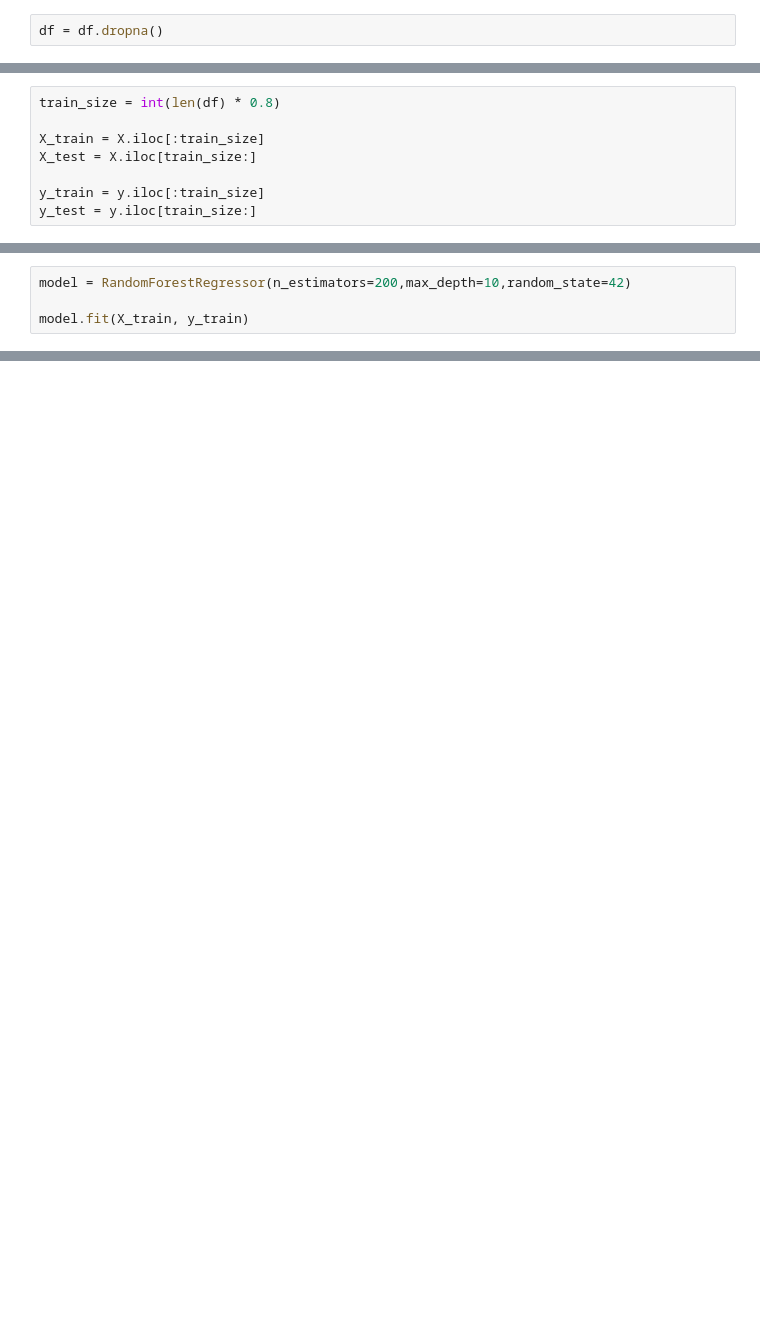
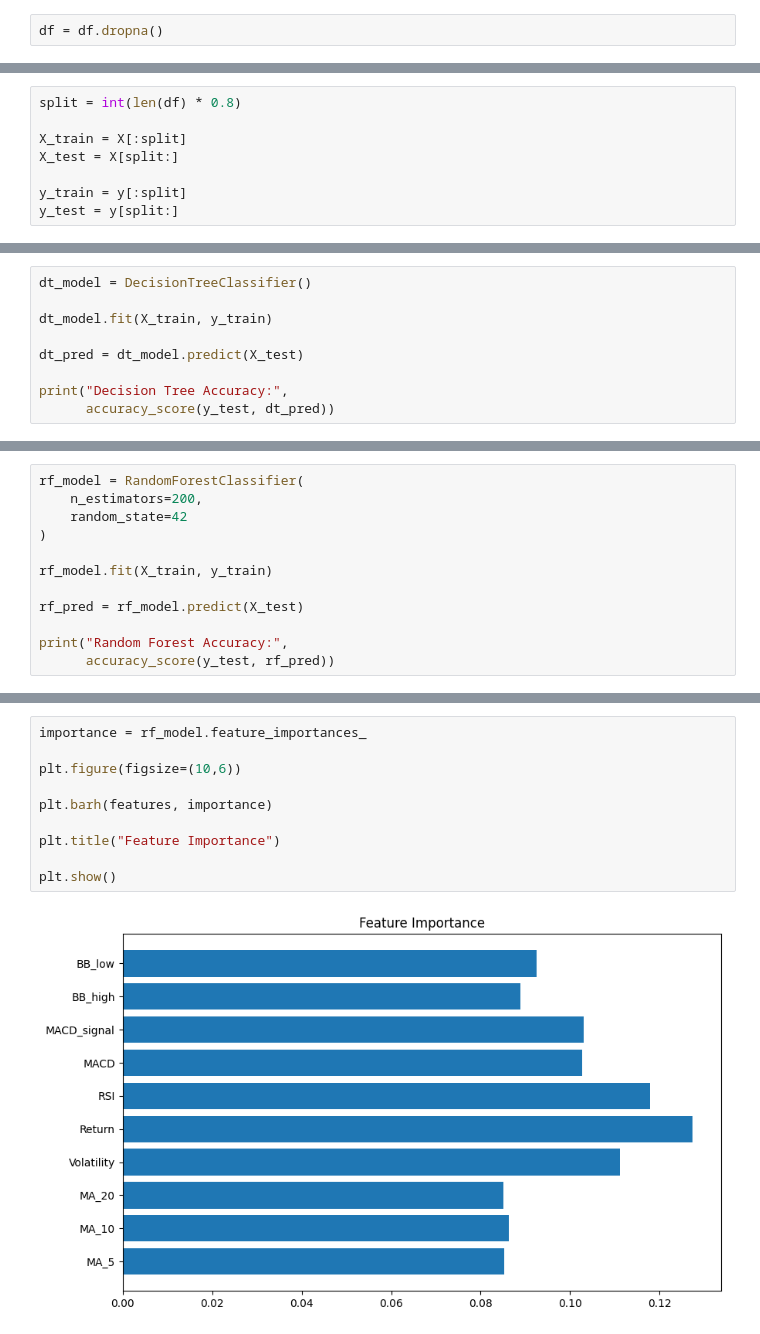
Before and after one commit to karandatta768-bit/Stock-Price-Prediction, a Jupyter notebook: Stock_price (2).ipynb, the cells around one changed output, grey strips where cells are left out. Saved outputs shown, nothing was run; the diff lists cells and outputs as text; blank space fills up the shorter version.

```diff
--- a/Stock_price (2).ipynb
+++ b/Stock_price (2).ipynb
@@ -103,8 +193,8 @@ Date
 # %%
-train_size = int(len(df) * 0.8)
+split = int(len(df) * 0.8)
 
-X_train = X.iloc[:train_size]
-X_test = X.iloc[train_size:]
+X_train = X[:split]
+X_test = X[split:]
 
-y_train = y.iloc[:train_size]
-y_test = y.iloc[train_size:]
+y_train = y[:split]
+y_test = y[split:]
@@ -127,4 +200,0 @@ and engineered technical indicators.
-# %%
-model = RandomForestRegressor(n_estimators=200,max_depth=10,random_state=42)
-
-model.fit(X_train, y_train)
@@ -160,0 +213,9 @@ A lower MAE, RMSE, and MAPE indicate better predictive performance.
+# %%
+dt_model = DecisionTreeClassifier()
+
+dt_model.fit(X_train, y_train)
+
+dt_pred = dt_model.predict(X_test)
+
+print("Decision Tree Accuracy:",
+      accuracy_score(y_test, dt_pred))
@@ -160,0 +224,12 @@ A lower MAE, RMSE, and MAPE indicate better predictive performance.
+# %%
+rf_model = RandomForestClassifier(
+    n_estimators=200,
+    random_state=42
+)
+
+rf_model.fit(X_train, y_train)
+
+rf_pred = rf_model.predict(X_test)
+
+print("Random Forest Accuracy:",
+      accuracy_score(y_test, rf_pred))
@@ -160,0 +287,12 @@ A lower MAE, RMSE, and MAPE indicate better predictive performance.
+# %%
+importance = rf_model.feature_importances_
+
+plt.figure(figsize=(10,6))
+
+plt.barh(features, importance)
+
+plt.title("Feature Importance")
+
+plt.show()
+# %% [output]
+[figure, added]
```
Also changed, not shown: parts of 46 cells of this notebook, 8 other files.
